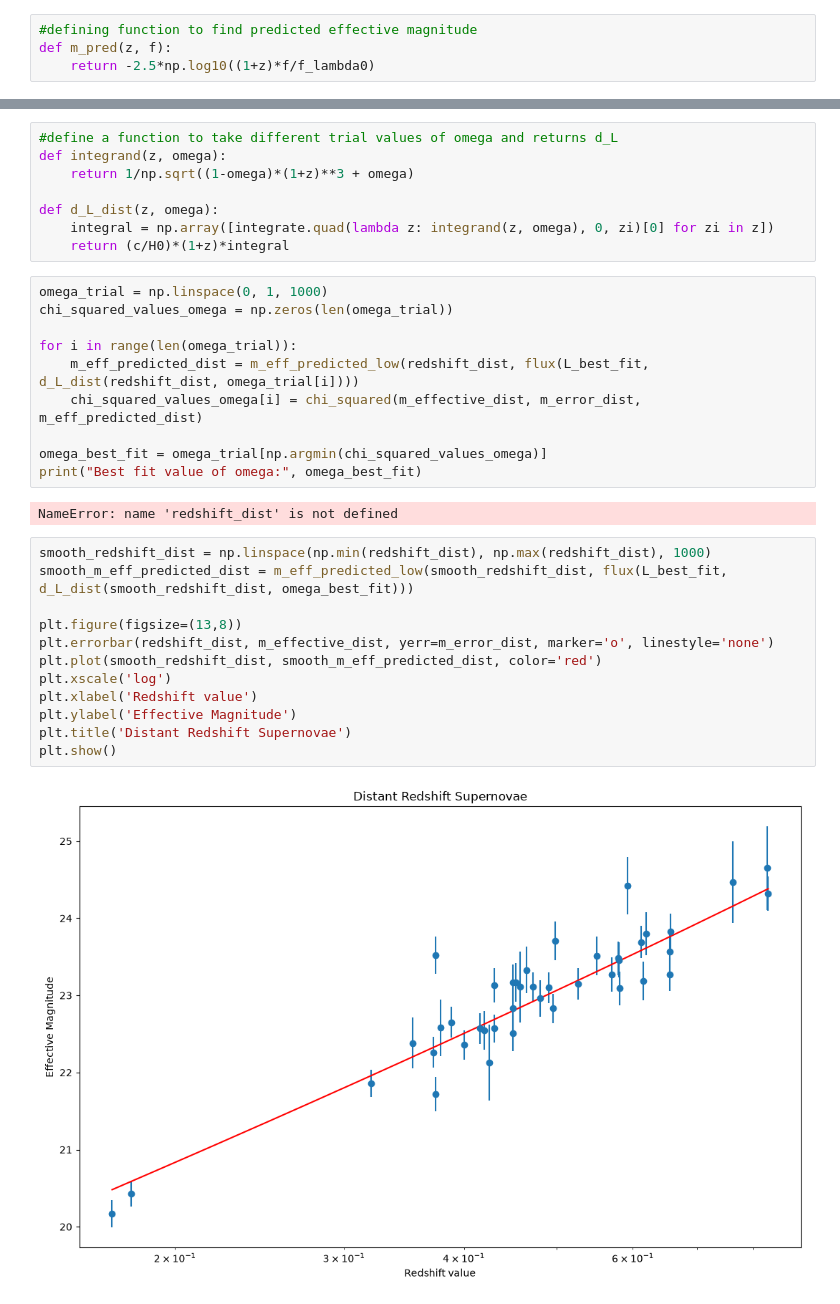
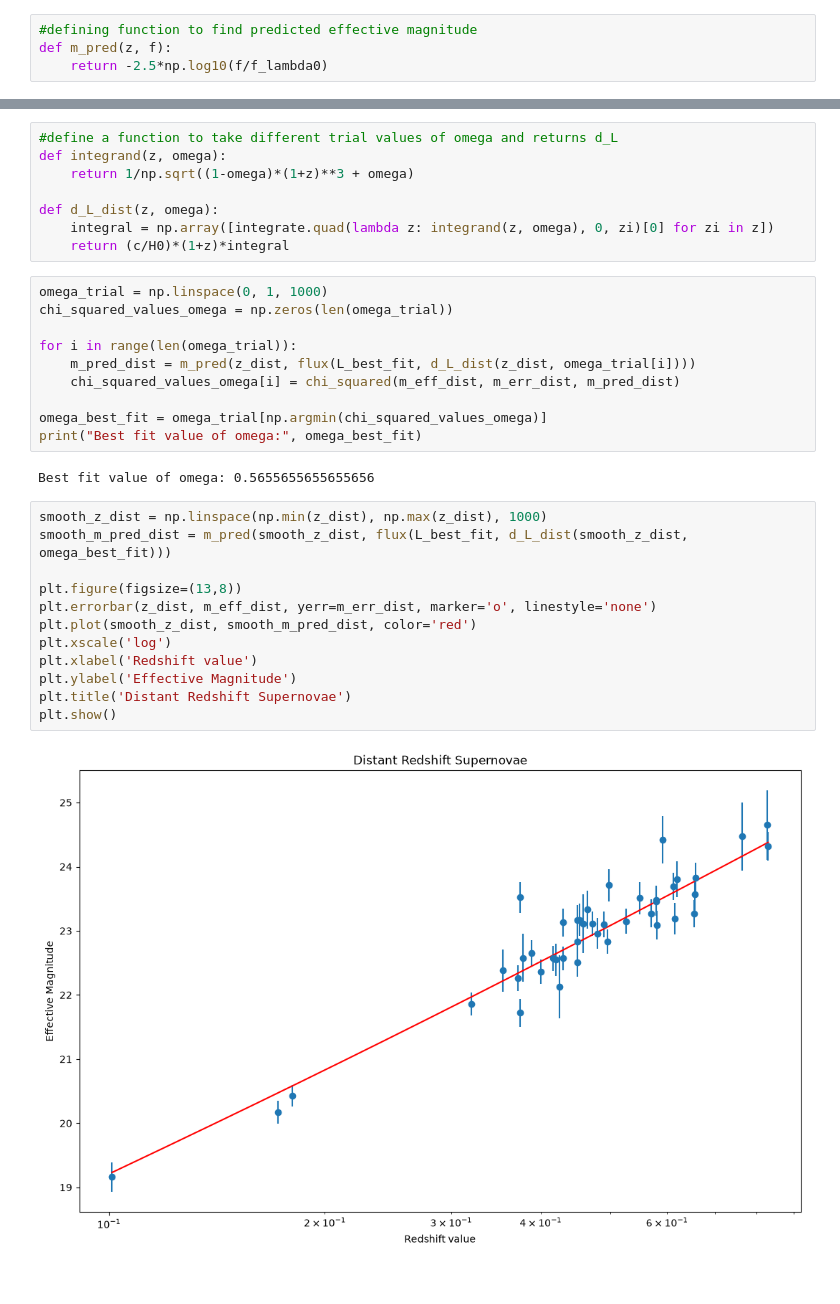
Before and after one commit to caitlin286/Supernova-Cosmology-Computing-Project, a Jupyter notebook: milestone.ipynb, the cells around one changed output, grey strips where cells are left out. Saved outputs shown, nothing was run; the diff lists cells and outputs as text.

```diff
--- a/milestone.ipynb
+++ b/milestone.ipynb
@@ -34,7 +34,7 @@ def flux(L, d_L):
 # %%
 #defining function to find predicted effective magnitude
 def m_pred(z, f):
-    return -2.5*np.log10((1+z)*f/f_lambda0)
+    return -2.5*np.log10(f/f_lambda0)
 # %%
 #defining chi-squared function
 def chi_squared(m_eff, m_err, m_pred):
@@ -123,27 +121,27 @@ omega_trial = np.linspace(0, 1, 1000)
 chi_squared_values_omega = np.zeros(len(omega_trial))
 
 for i in range(len(omega_trial)):
-    m_eff_predicted_dist = m_eff_predicted_low(redshift_dist, flux(L_best_fit, d_L_dist(redshift_dist, omega_trial[i])))
-    chi_squared_values_omega[i] = chi_squared(m_effective_dist, m_error_dist, m_eff_predicted_dist)
+    m_pred_dist = m_pred(z_dist, flux(L_best_fit, d_L_dist(z_dist, omega_trial[i])))
+    chi_squared_values_omega[i] = chi_squared(m_eff_dist, m_err_dist, m_pred_dist)
 
 omega_best_fit = omega_trial[np.argmin(chi_squared_values_omega)]
 print("Best fit value of omega:", omega_best_fit)
 # %% [output]
-NameError: name 'redshift_dist' is not defined
+Best fit value of omega: 0.5655655655655656
 # %%
-smooth_redshift_dist = np.linspace(np.min(redshift_dist), np.max(redshift_dist), 1000)
-smooth_m_eff_predicted_dist = m_eff_predicted_low(smooth_redshift_dist, flux(L_best_fit, d_L_dist(smooth_redshift_dist, omega_best_fit)))
+smooth_z_dist = np.linspace(np.min(z_dist), np.max(z_dist), 1000)
+smooth_m_pred_dist = m_pred(smooth_z_dist, flux(L_best_fit, d_L_dist(smooth_z_dist, omega_best_fit)))
 
 plt.figure(figsize=(13,8))
-plt.errorbar(redshift_dist, m_effective_dist, yerr=m_error_dist, marker='o', linestyle='none')
-plt.plot(smooth_redshift_dist, smooth_m_eff_predicted_dist, color='red')
+plt.errorbar(z_dist, m_eff_dist, yerr=m_err_dist, marker='o', linestyle='none')
+plt.plot(smooth_z_dist, smooth_m_pred_dist, color='red')
 plt.xscale('log')
 plt.xlabel('Redshift value')
 plt.ylabel('Effective Magnitude')
 plt.title('Distant Redshift Supernovae')
 plt.show()
 # %% [output]
-[figure, old version]
+[figure, new version]
 # %%
 plt.figure(figsize=(10,7))
 plt.plot(omega_trial, chi_squared_values_omega)
```
Also changed, not shown: parts of 7 cells of this notebook.
